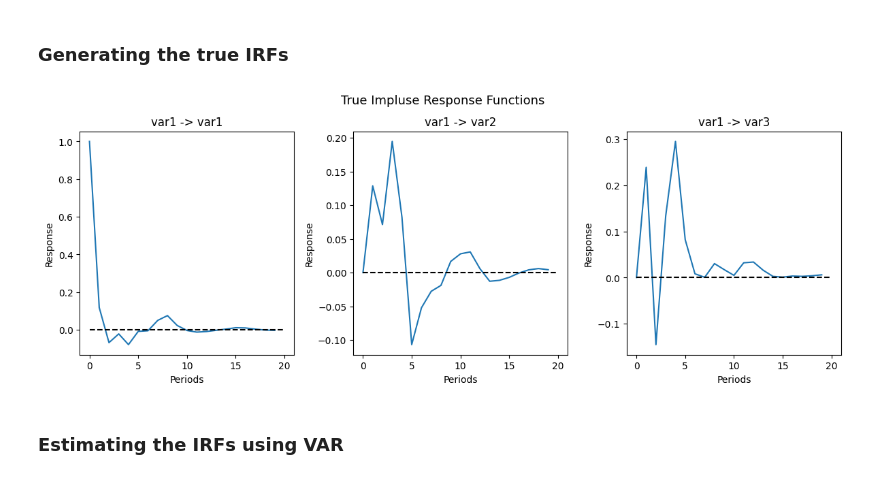
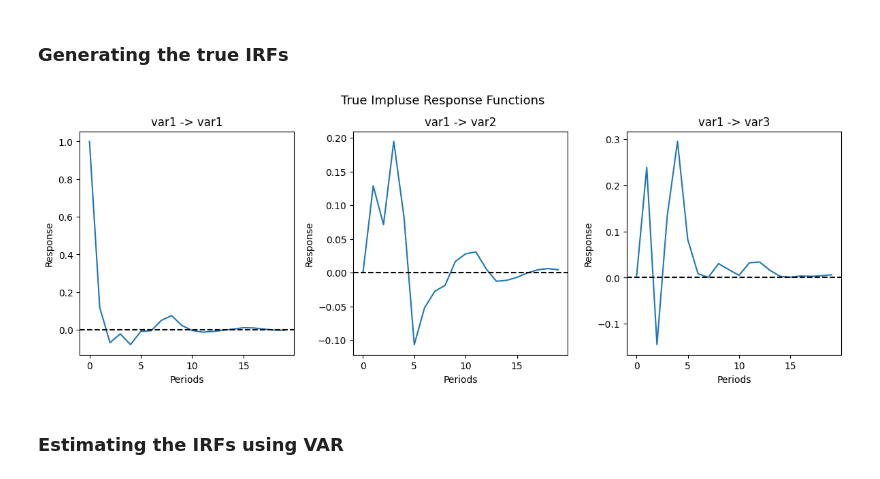
Before and after one commit to matt-dot-k/econ-622-project, a Jupyter notebook: example_notebooks/true_VAR.ipynb, the cells around one changed output. Drawn from its saved outputs; the diff is of its cells as text; code cells hidden in the pictures.

```diff
--- a/example_notebooks/true_VAR.ipynb
+++ b/example_notebooks/true_VAR.ipynb
@@ -56,35 +56,35 @@ plt.show()
 # examine the response of each variable to a shock in variable 1, holding all else constant
 # variable 1 is examined without loss of generality since the VAR process is ex-ante symmetric across variables
 true_irf = np.zeros((q, V, V))
 
 shock = np.zeros(V)
 shock[0] = 1 # shock variable 1
 irf = np.zeros((q, V))
 for t in range(q):
     if t == 0:
         irf[t] = shock
     else:
         for o in range(1, O+1):
             if t-o >= 0:
                 irf[t] += A[o-1] @ irf[t-o]
 true_irf[:, 0, :] = irf
 
 true_irf_df = pd.DataFrame(true_irf.reshape(q, V*V), columns=[f'var{j}_shock{i}' for i in range(1, V+1) for j in range(1, V+1)])
 
 # plot the true IRFs to a unit shock in variable 1
 plt.figure(figsize=(12, 8))
 for i in range(V):
     plt.subplot(2, 3, i+1)
     plt.plot(true_irf[:, 0, i])
     plt.title(f'var1 -> var{i+1}')
     plt.xlabel('Periods')
     plt.ylabel('Response')
-    plt.hlines(0, 0, 20, colors='black', linestyles='dashed')
+    plt.axhline(0, color='black', linestyle='dashed')
 plt.suptitle('True Impluse Response Functions', fontsize=13)
 plt.tight_layout()
 plt.show()
 # %% [output]
-[figure, old version]
+[figure, new version]
 # %% [markdown]
 ### Estimating the IRFs using VAR
 # %%
```
Also changed, not shown: parts of 2 cells of this notebook, 3 other files.
